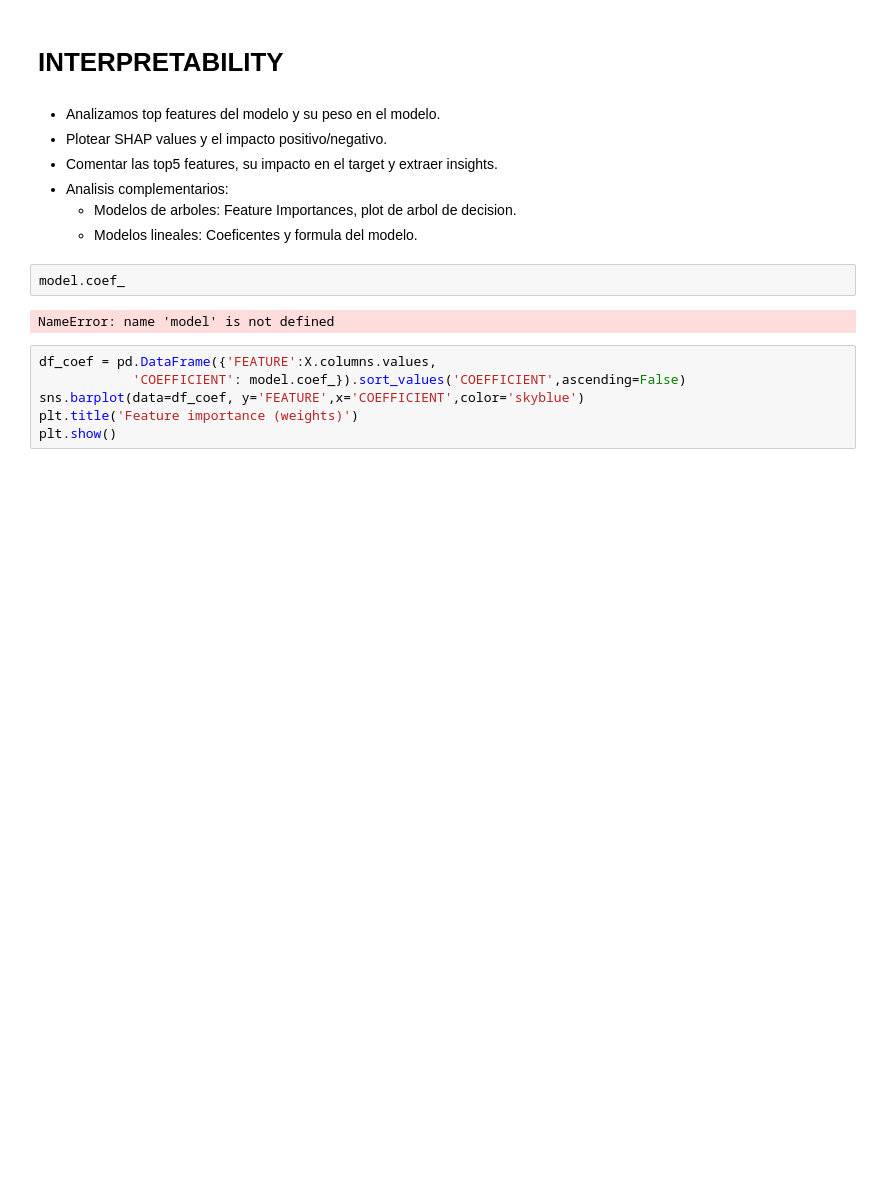
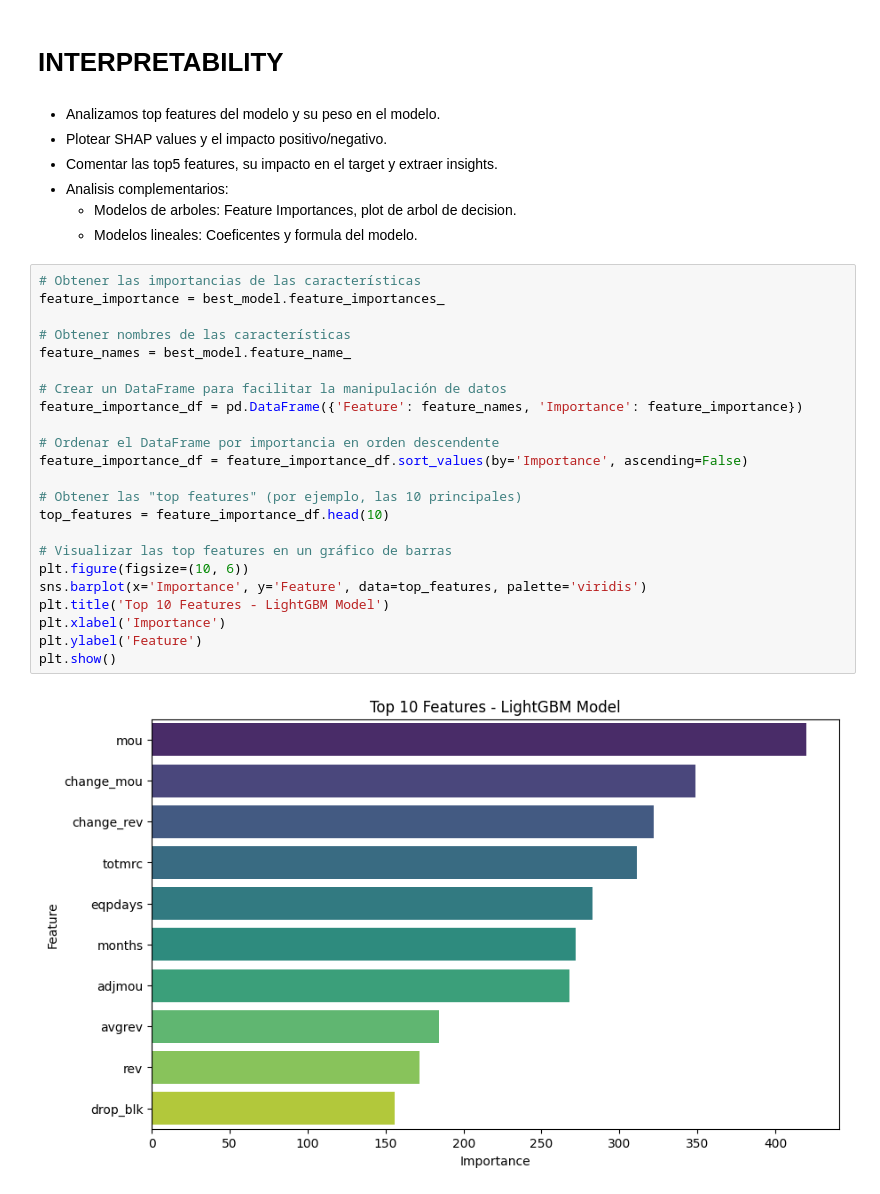
Before and after one commit to dgonzalezDS/Entregable2, a Jupyter notebook: SUP ML 2 - Model.ipynb, the cells around one changed output. Saved outputs shown, nothing was run; the diff lists cells and outputs as text; blank space fills up the shorter version.

```diff
--- a/SUP ML 2 - Model.ipynb
+++ b/SUP ML 2 - Model.ipynb
@@ -430,13 +494,28 @@ Matriz de Confusión:
 * Analisis complementarios:
   * Modelos de arboles: Feature Importances, plot de arbol de decision.
   * Modelos lineales: Coeficentes y formula del modelo.
-# %%
-model.coef_
-# %% [output]
-NameError: name 'model' is not defined
-# %%
-df_coef = pd.DataFrame({'FEATURE':X.columns.values,
-            'COEFFICIENT': model.coef_}).sort_values('COEFFICIENT',ascending=False)
-sns.barplot(data=df_coef, y='FEATURE',x='COEFFICIENT',color='skyblue')
-plt.title('Feature importance (weights)')
-plt.show()
+# %%
+# Obtener las importancias de las características
+feature_importance = best_model.feature_importances_
+
+# Obtener nombres de las características
+feature_names = best_model.feature_name_
+
+# Crear un DataFrame para facilitar la manipulación de datos
+feature_importance_df = pd.DataFrame({'Feature': feature_names, 'Importance': feature_importance})
+
+# Ordenar el DataFrame por importancia en orden descendente
+feature_importance_df = feature_importance_df.sort_values(by='Importance', ascending=False)
+
+# Obtener las "top features" (por ejemplo, las 10 principales)
+top_features = feature_importance_df.head(10)
+
+# Visualizar las top features en un gráfico de barras
+plt.figure(figsize=(10, 6))
+sns.barplot(x='Importance', y='Feature', data=top_features, palette='viridis')
+plt.title('Top 10 Features - LightGBM Model')
+plt.xlabel('Importance')
+plt.ylabel('Feature')
+plt.show()
+# %% [output]
+[figure, added]
```
Also changed, not shown: parts of 23 cells of this notebook, 2 other files.
